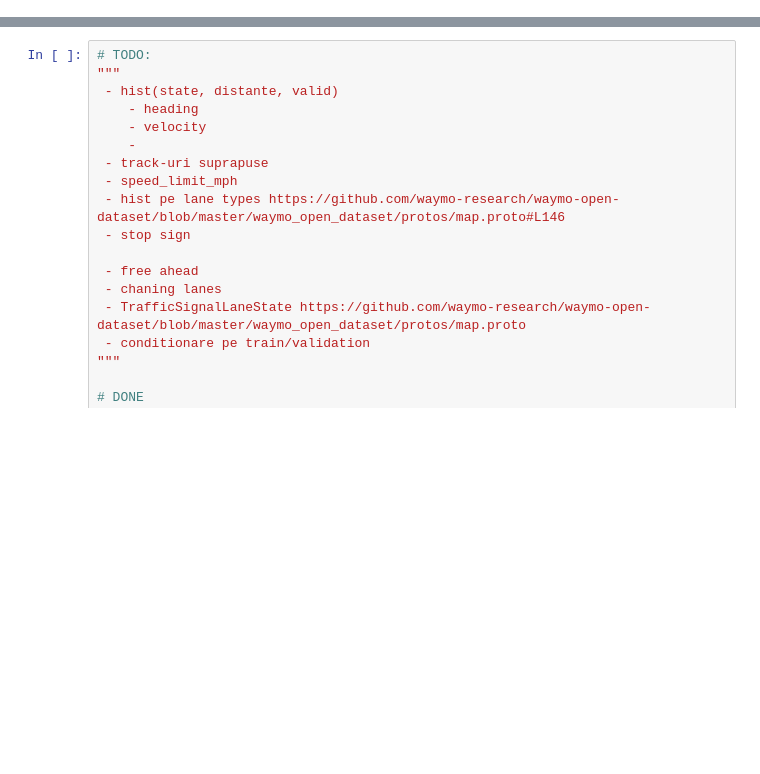
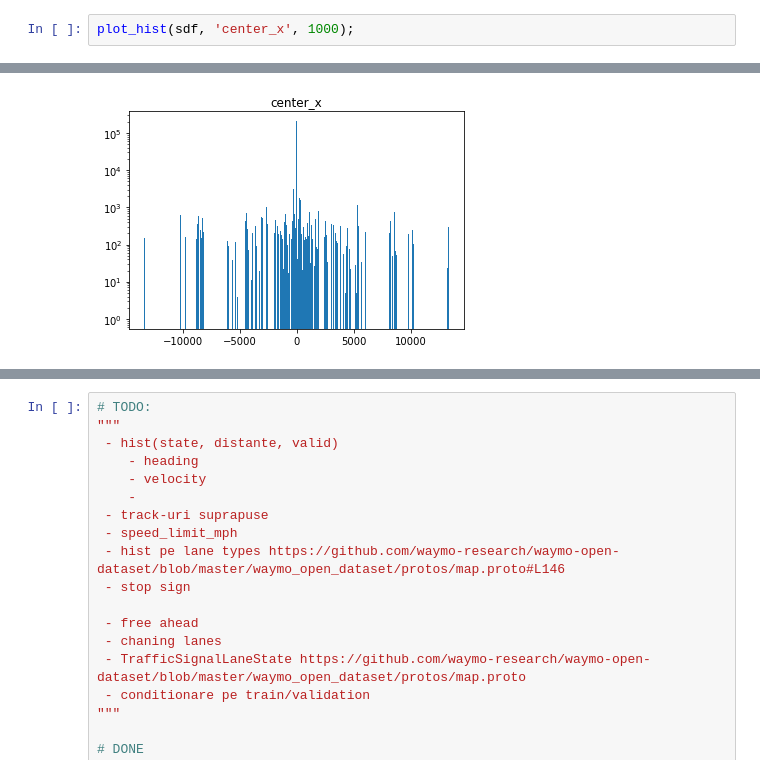
Before and after one commit to ceofil/big-data-analysis, a Jupyter notebook: test.ipynb, the cells around one changed output, grey strips where cells are left out. Drawn from its saved outputs; the diff is of its cells as text; blank space fills up the shorter version.

```diff
--- a/test.ipynb
+++ b/test.ipynb
@@ -149,0 +128,3 @@ plot_hist(sdf, 'valid', 2, x_strings=["VEHICLE", "PEDESTRIAN", "CYCLIST"])
+# %%
+plot_hist(sdf, 'center_x', 1000);
+# %% [output]
@@ -149,0 +133 @@ plot_hist(sdf, 'valid', 2, x_strings=["VEHICLE", "PEDESTRIAN", "CYCLIST"])
+[figure, added]
```
Also changed, not shown: parts of 15 cells of this notebook.
